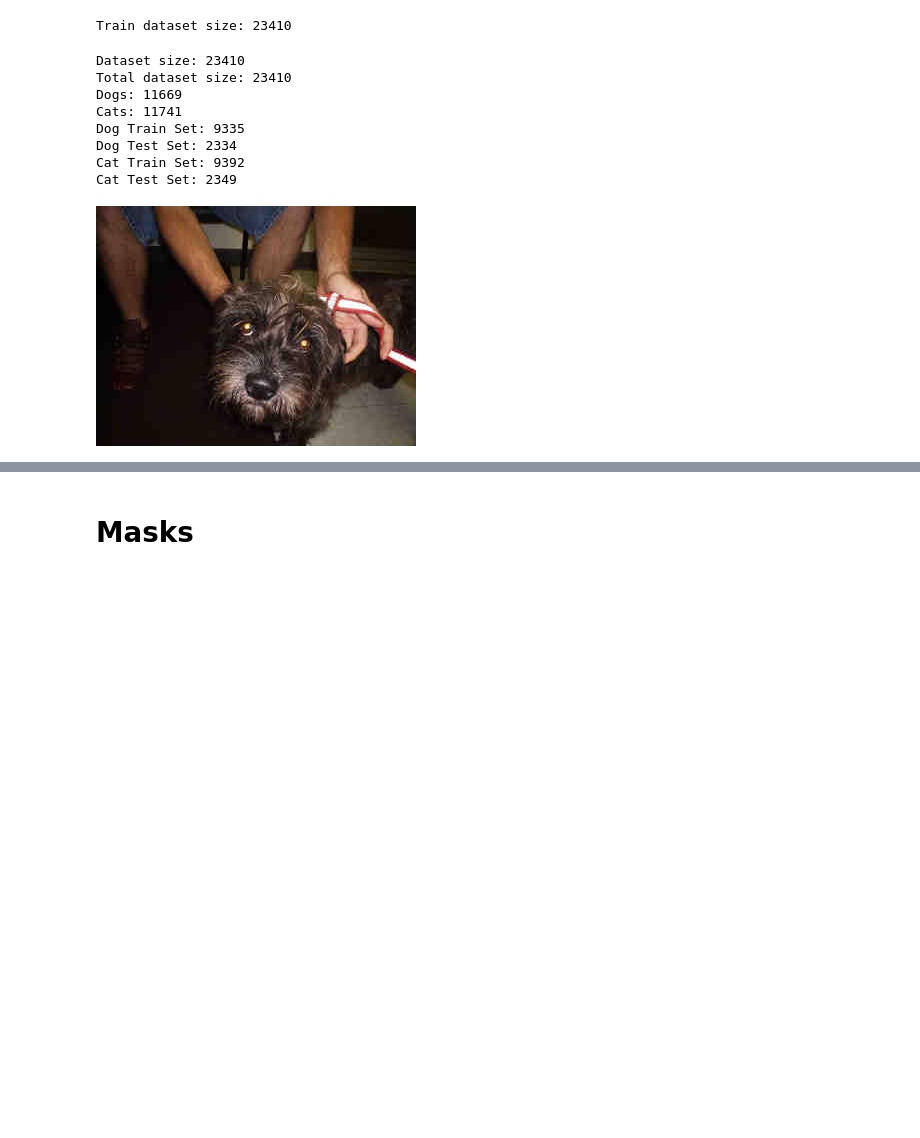
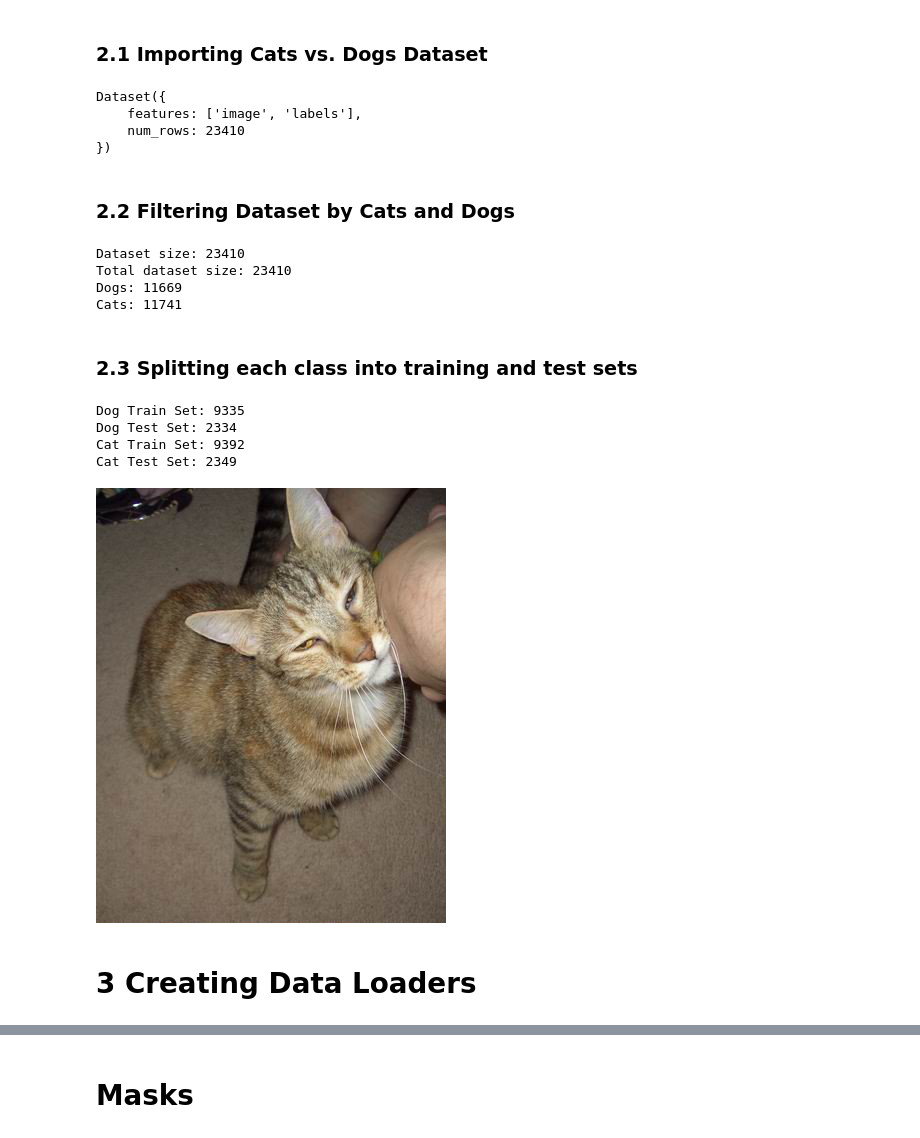
Before and after one commit to jimmyygit/cs484-project, a Jupyter notebook: impainting_GANS.ipynb, the cells around one changed output, grey strips where cells are left out. Saved outputs shown, nothing was run; the diff lists cells and outputs as text; code cells hidden in the pictures; blank space fills up the shorter version.

```diff
--- a/impainting_GANS.ipynb
+++ b/impainting_GANS.ipynb
@@ -11,52 +29,60 @@ Instructions for how to import the dataset are included in the README
 # uncomment code blocks below when needed
 # !huggingface-cli login
 # !pip install datasets
+# %% [markdown]
+### 2.1 Importing Cats vs. Dogs Dataset
 # %%
 from datasets import load_dataset
 
 ds = load_dataset("microsoft/cats_vs_dogs")
 
-print(f"Train dataset size: {len(ds['train'])}")
 print(ds['train'])
 # %% [output]
-Train dataset size: 23410
+Dataset({
+    features: ['image', 'labels'],
+    num_rows: 23410
+})
+# %% [markdown]
+### 2.2 Filtering Dataset by Cats and Dogs
+# %%
+# filtering data by cats and dogs
+data = ds['train']
+dogs = data.filter(lambda isDog: isDog['labels'] == 1)
+cats = data.filter(lambda isDog: isDog['labels'] == 0)
+print("Dataset size: " + str(len(data)))
+
+print("Total dataset size:", len(data))
+print("Dogs:", len(dogs))
+print("Cats:", len(cats))
+# %% [output]
+Dataset size: 23410
+Total dataset size: 23410
+Dogs: 11669
+Cats: 11741
+# %% [markdown]
+### 2.3 Splitting each class into training and test sets
 # %%
-import numpy as np
-# filtering data by cats and dogs
-data = ds['train']
-dogs = data.filter(lambda isDog: isDog['labels'] == 1)
-cats = data.filter(lambda isDog: isDog['labels'] == 0)
-print("Dataset size: " + str(len(data)))
-
-print("Total dataset size:", len(data))
-print("Dogs:", len(dogs))
-print("Cats:", len(cats))
-
 # Split each class into train/test
 dog_split = dogs.train_test_split(test_size=0.2, seed=200)
 cat_split = cats.train_test_split(test_size=0.2, seed=200)
 
 # Get subsets
 train_dog = dog_split['train']['image']
 test_dog = dog_split['test']['image']
 train_cat = cat_split['train']['image']
 test_cat = cat_split['test']['image']
 
 print("Dog Train Set: " + str(len(train_dog)))
 print("Dog Test Set: " + str(len(test_dog)))
 
 print("Cat Train Set: " + str(len(train_cat)))
 print("Cat Test Set: " + str(len(test_cat)))
+train_cat[1]
 # %% [output]
-Dataset size: 23410
-Total dataset size: 23410
-Dogs: 11669
-Cats: 11741
 Dog Train Set: 9335
 Dog Test Set: 2334
 Cat Train Set: 9392
 Cat Test Set: 2349
+[figure, added]
-# %%
-train_dog[1]
-# %% [output]
-[figure, removed]
+# %% [markdown]
+# 3 Creating Data Loaders
```
Also changed, not shown: parts of 14 cells of this notebook, 2 other files.
